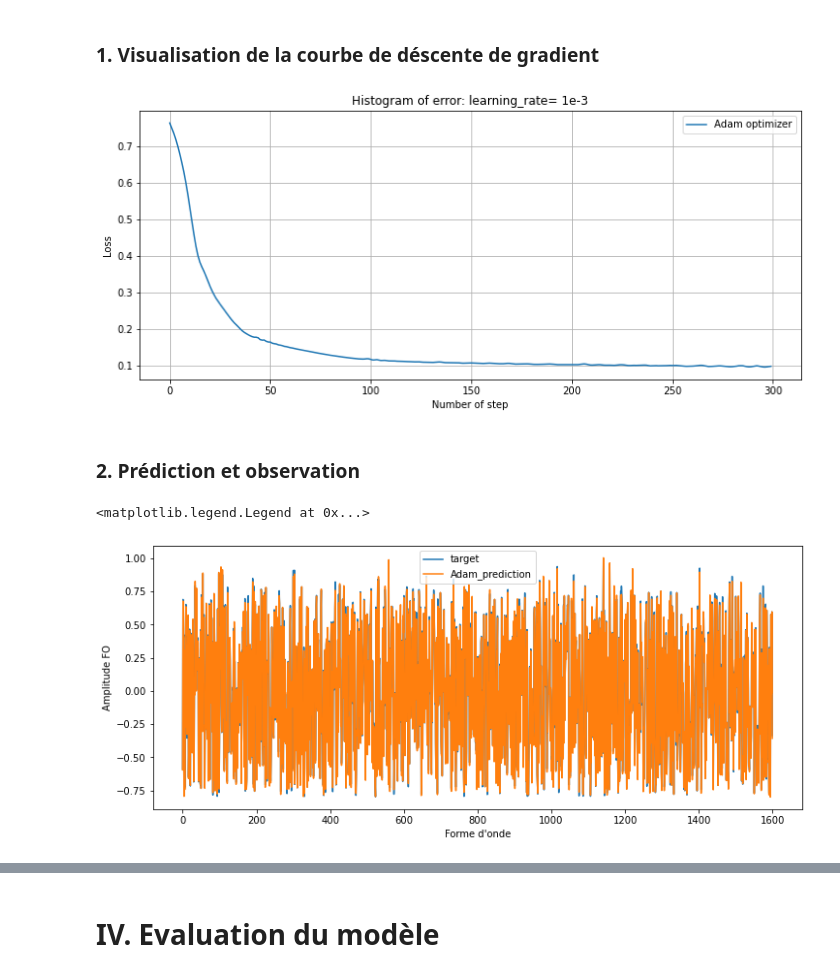
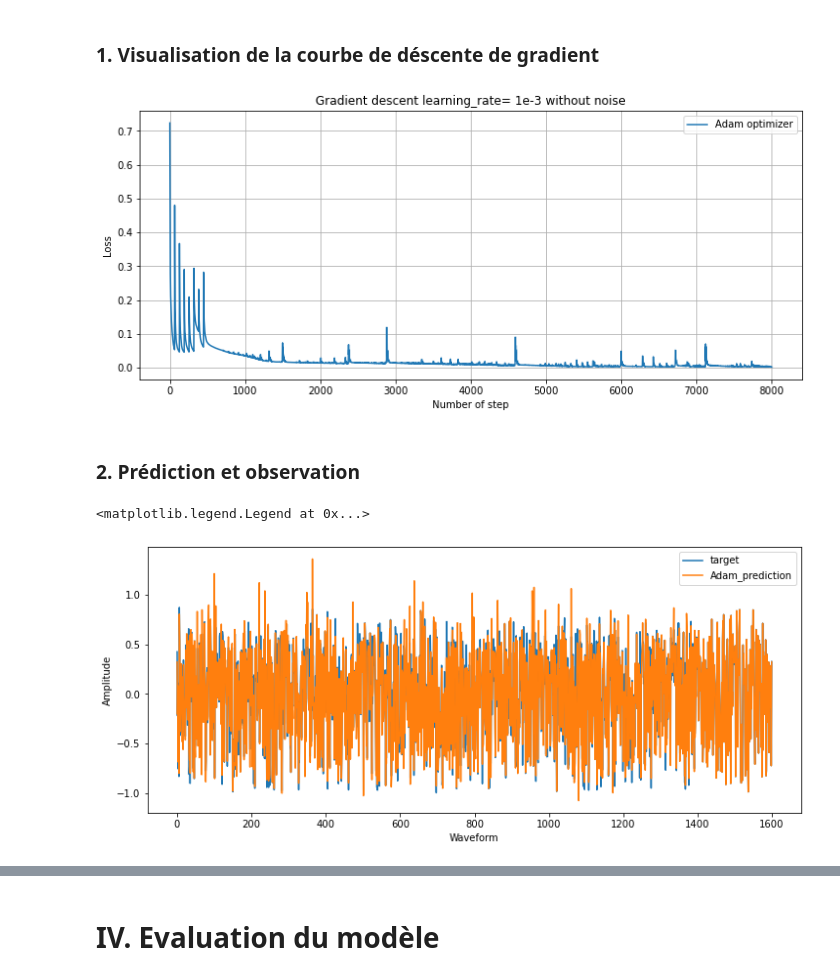
Before and after one commit to yao-clou/Deep_Learning, a Jupyter notebook: MLP_channel_XYZ_Band_I.ipynb, the cells around one changed output, grey strips where cells are left out. Saved outputs shown, nothing was run; the diff lists cells and outputs as text; code cells hidden in the pictures.

```diff
--- a/MLP_channel_XYZ_Band_I.ipynb
+++ b/MLP_channel_XYZ_Band_I.ipynb
@@ -508,4 +669,15 @@ f.close()
 import pickle
 f=open("paramètres","rb")
 ff=pickle.load(f)
+# %%
+f_noise=open("paramètres_noise","rb")
+ff_noise=pickle.load(f_noise)
+# %%
+import pickle
+f=open("paramètres_noise_tri","rb")
+ff_noise_tri=pickle.load(f)
+# %%
+import pickle
+f=open("paramètres_with_batch","rb")
+ff_with_batch=pickle.load(f)
 # %%
@@ -518,30 +690,29 @@ ff[3]
 ###  1. Visualisation de la courbe de déscente de gradient
 # %%
 plt.figure(figsize=(12,5))
-x=np.arange(num_epochs)
-plt.plot(ff[1],label='Adam optimizer')
+plt.plot(ff_with_batch[1],label='Adam optimizer')
 plt.xlabel('Number of step')
 plt.ylabel('Loss')
-plt.title(r'Histogram of error: learning_rate= 1e-3')
+plt.title(r'Gradient descent learning_rate= 1e-3 without noise')
 plt.legend()
 plt.grid()
 # %% [output]
-[figure, old version]
+[figure, new version]
 # %% [markdown]
 ###  2. Prédiction et observation
 # %%
 # prediction sur le train set
-pred_Adam=predict(ff[0],X_Tr)
+pred_Adam=predict(ff_with_batch[0],X_Tr)
 # %%
 plt.figure(figsize=(12,5))
 plt.plot(Y_train[:,0],label='target')
 plt.plot(pred_Adam[:,0],label='Adam_prediction')
-plt.ylabel('Amplitude FO')
-plt.xlabel("Forme d'onde")
+plt.ylabel('Amplitude')
+plt.xlabel("Waveform")
 plt.legend()
 # %% [output]
 <matplotlib.legend.Legend at 0x...>
-[figure, old version]
+[figure, new version]
 # %%
 plt.figure(figsize=(12,5))
 plt.plot(Y_train[:,1],label='target')
```
Also changed, not shown: parts of 99 cells of this notebook.
